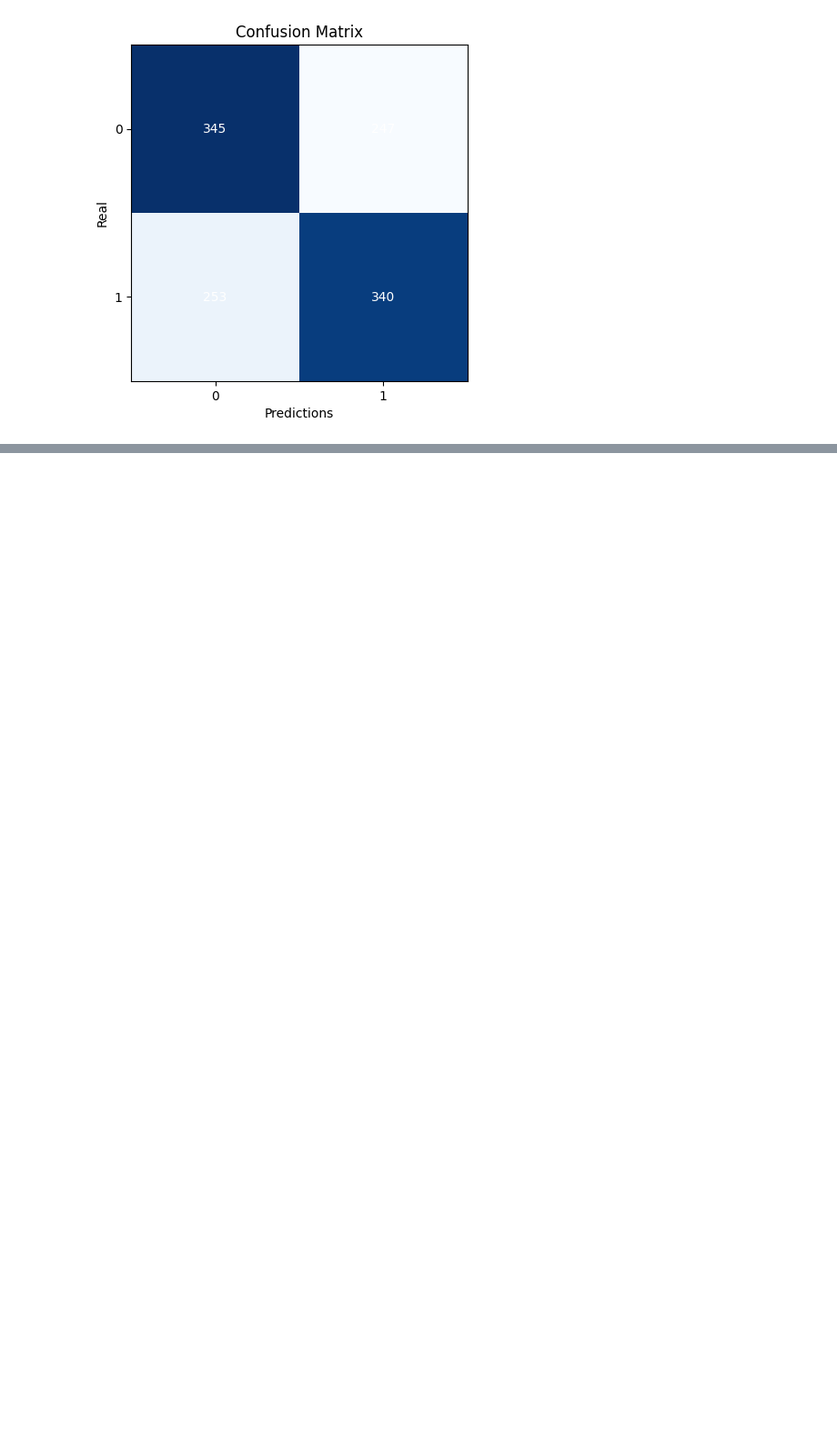
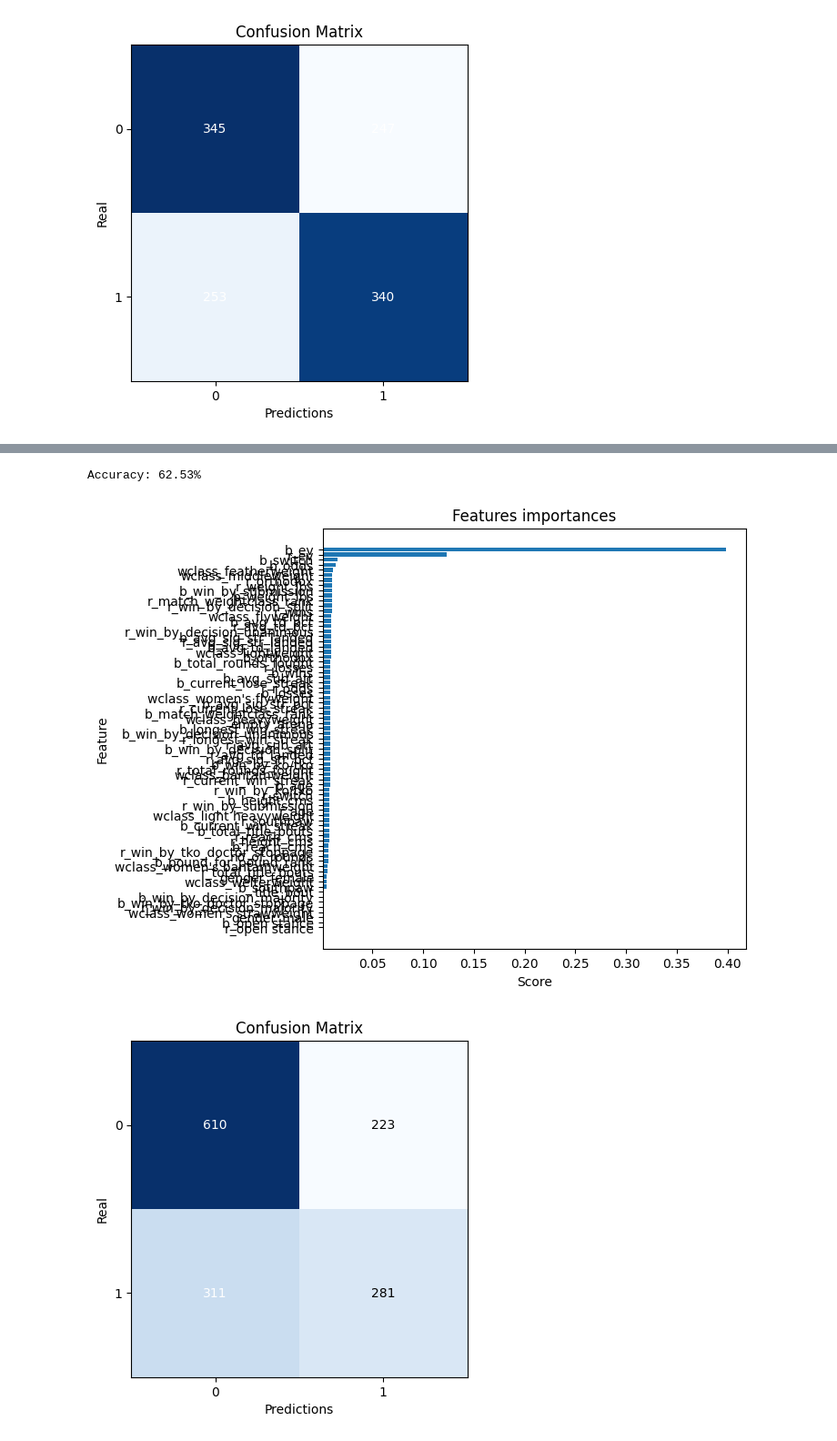
Before and after one commit to wilberquito/UFC-winner-predictor, a Jupyter notebook: lab/notebooks/ensemble.ipynb, the cells around one changed output, grey strips where cells are left out. Shown at 91% size. Cells and saved outputs as stored; diff of their text form; code cells hidden in the pictures; blank space fills up the shorter version.

```diff
--- a/lab/notebooks/ensemble.ipynb
+++ b/lab/notebooks/ensemble.ipynb
@@ -297,0 +303,3 @@ mongodb.send(to_save, mongoufc.noencoding_ensamble)
+# %%
+encoding = df.copy()
+encoding.select_dtypes(include = ['category']).columns
@@ -297,0 +313,6 @@ mongodb.send(to_save, mongoufc.noencoding_ensamble)
+# %%
+weight = pd.get_dummies(encoding['weight_class'], prefix='wclass')
+gender = pd.get_dummies(encoding['gender'], prefix='gender')
+b_stance = pd.get_dummies(encoding['b_stance'], prefix='b')
+r_stance = pd.get_dummies(encoding['r_stance'], prefix='r')
+better_rank = pd.get_dummies(encoding['better_rank'], prefix='better_rank')
@@ -297,0 +333,19 @@ mongodb.send(to_save, mongoufc.noencoding_ensamble)
+# %%
+encoding = encoding.join(weight)
+encoding = encoding.join(gender)
+encoding = encoding.join(b_stance)
+encoding = encoding.join(r_stance)
+encoding = encoding.join(better_rank)
+
+columns = [
+    'weight_class',
+    'gender',
+    'b_stance',
+    'r_stance',
+    'better_rank'
+]
+encoding.drop(columns=columns,inplace=True)
+
+encoding.columns = list(map(lambda x : x.lower(), list(encoding.columns)))
+
+encoding.head()
@@ -297,0 +360,15 @@ mongodb.send(to_save, mongoufc.noencoding_ensamble)
+# %%
+## tunning
+columns = [
+    'better_rank_blue',
+    'better_rank_red',
+    'better_rank_neither',
+          ]
+
+encoding.drop(columns=columns, inplace=True, errors='ignore')
+
+weights = classifier(encoding, 'winner')
+# %% [output]
+Accuracy: 62.53%
+[figure, added]
+[figure, added]
```
Also changed, not shown: parts of 13 cells of this notebook, 1 other file.
